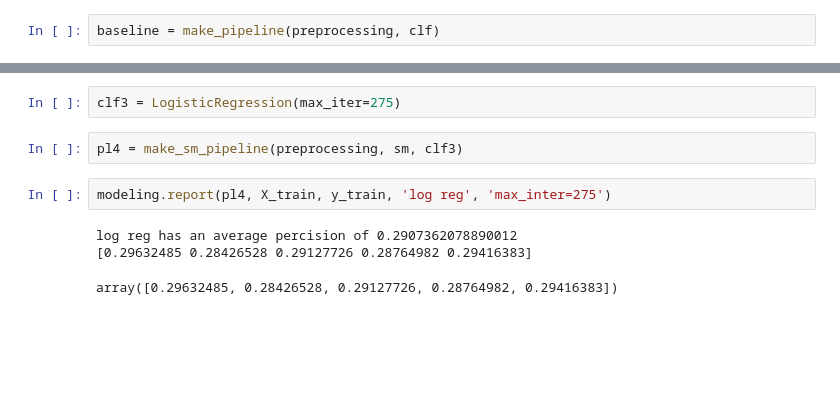
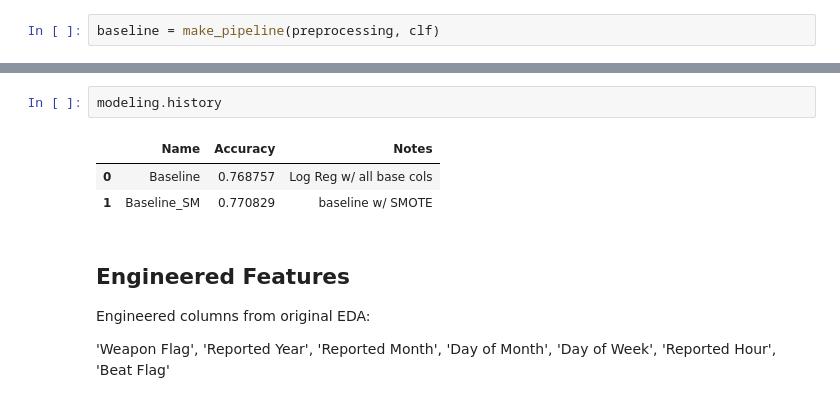
Before and after one commit to jeffreyhwatson/terry_stops_project, a Jupyter notebook: notebooks/exploratory/engineering.ipynb, the cells around one changed output, grey strips where cells are left out. Cells and saved outputs as stored; diff of their text form; blank space fills up the shorter version.

```diff
--- a/notebooks/exploratory/engineering.ipynb
+++ b/notebooks/exploratory/engineering.ipynb
@@ -178,10 +110,11 @@ array([0.29624872, 0.28493365, 0.29127726, 0.28791037, 0.29413305])
-# %%
-clf3 = LogisticRegression(max_iter=275)
-# %%
-pl4 = make_sm_pipeline(preprocessing, sm, clf3)
-# %%
-modeling.report(pl4, X_train, y_train, 'log reg', 'max_inter=275')
-# %% [output]
-log reg has an average percision of 0.2907362078890012
-[0.29632485 0.28426528 0.29127726 0.28764982 0.29416383]
-array([0.29632485, 0.28426528, 0.29127726, 0.28764982, 0.29416383])
+# %%
+modeling.history
+# %% [output]
+|  | Name | Accuracy | Notes |
+| 0 | Baseline | 0.768757 | Log Reg w/ all base cols |
+| 1 | Baseline_SM | 0.770829 | baseline w/ SMOTE |
+# %% [markdown]
+## Engineered Features
+Engineered columns from original EDA:
+
+'Weapon Flag', 'Reported Year', 'Reported Month', 'Day of Month', 'Day of Week', 'Reported Hour', 'Beat Flag'
```
Also changed, not shown: parts of 31 cells of this notebook, 3 other files.
